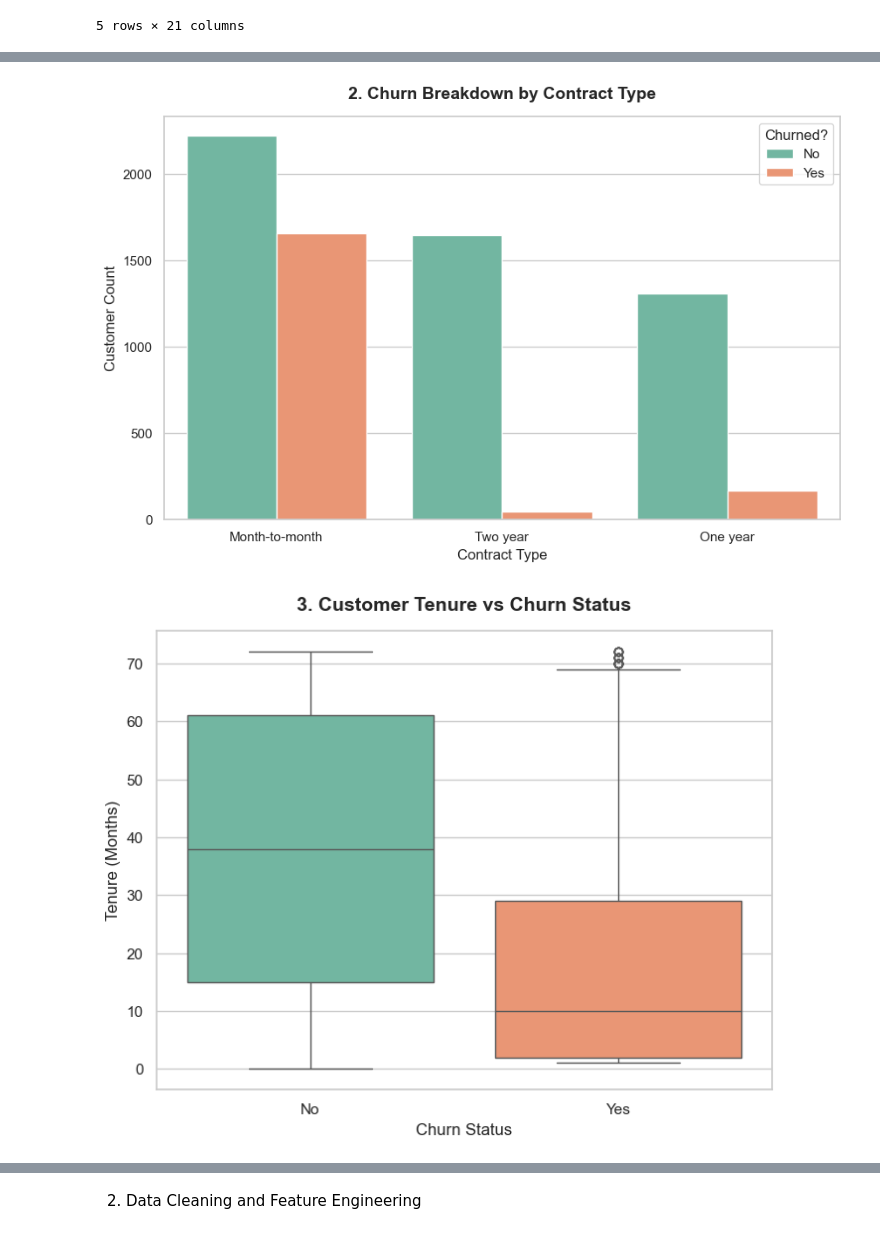
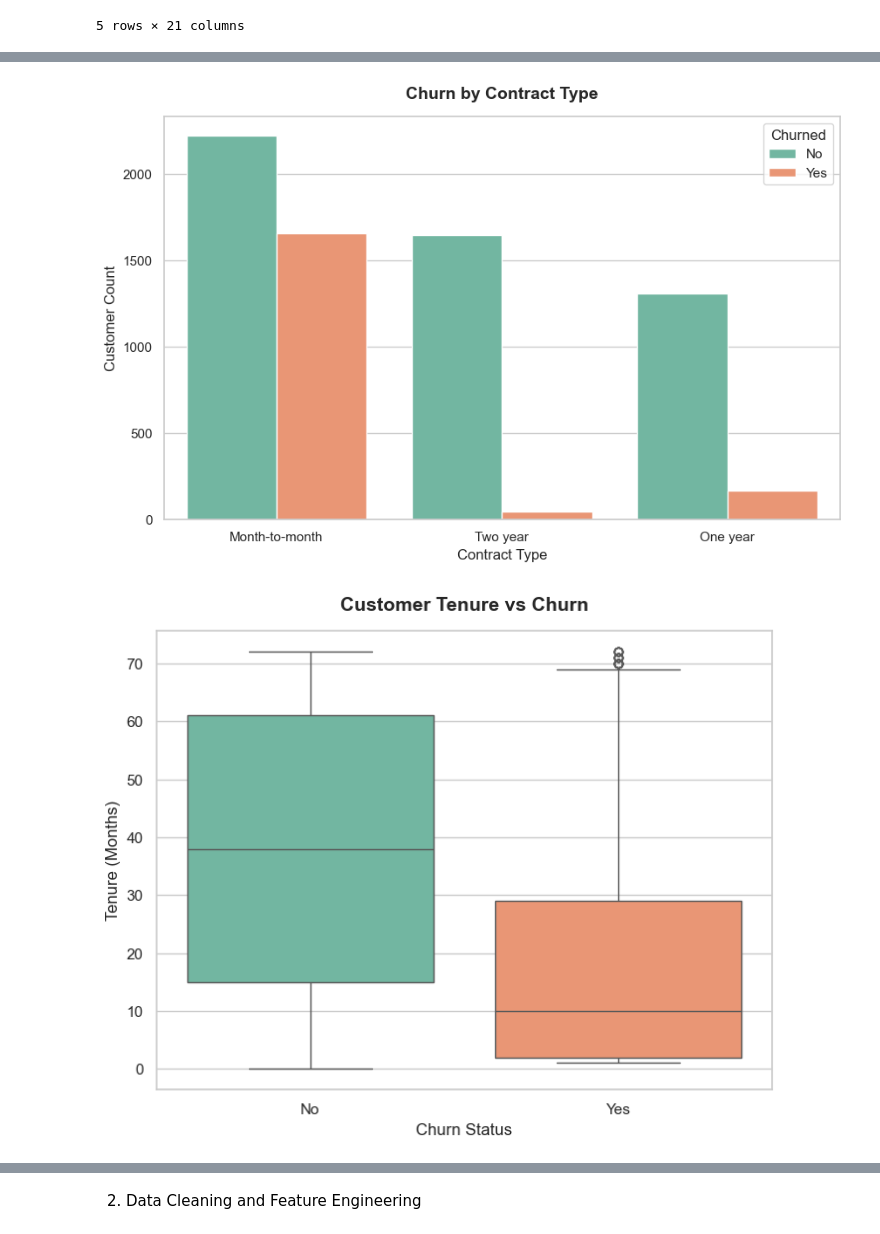
Before and after one commit to SymRaza/Customer-Churn-Predictor, a Jupyter notebook: churn_predictor.ipynb, the cells around one changed output, grey strips where cells are left out. Saved outputs shown, nothing was run; the diff lists cells and outputs as text; code cells hidden in the pictures.

```diff
--- a/churn_predictor.ipynb
+++ b/churn_predictor.ipynb
@@ -77,35 +67,30 @@ plt.show()
 # %%
 plt.figure(figsize=(10, 6))
 
-# Get the order of contracts based on how common they are
-contract_order = df['Contract'].value_counts().index
+contract_order = df['Contract'].value_counts().index        #ordering contracts - most used one first
 
-# Create a grouped count plot
-sns.countplot(data=df, x='Contract', hue='Churn', palette='Set2', order=contract_order)
+sns.countplot(data=df, x='Contract', hue='Churn', palette='Set2', order=contract_order)     #create multiple bar graph
 
-# Add titles and enhance presentation
-plt.title('2. Churn Breakdown by Contract Type', fontsize=14, fontweight='bold', pad=15)
-plt.xlabel('Contract Type', fontsize=12)
-plt.ylabel('Customer Count', fontsize=12)
-plt.legend(title='Churned?')
+plt.title('Churn by Contract Type', fontsize=14, fontweight='bold', pad=15)    #title
+plt.xlabel('Contract Type', fontsize=12)    #label
+plt.ylabel('Customer Count', fontsize=12)   #label
+plt.legend(title='Churned')        #key
 
 plt.show()
 # %% [output]
-[figure, old version]
+[figure, new version]
 # %%
 plt.figure(figsize=(8, 6))
 
-# Create a boxplot to see the distribution of months
-sns.boxplot(data=df, x='Churn', y='Tenure', palette='Set2', order=['No', 'Yes'])
+sns.boxplot(data=df, x='Churn', y='Tenure', palette='Set2', order=['No', 'Yes'])     #create box and whisker plot
 
-# Labels and titles
-plt.title('3. Customer Tenure vs Churn Status', fontsize=14, fontweight='bold', pad=15)
+plt.title('Customer Tenure vs Churn', fontsize=14, fontweight='bold', pad=15)
 plt.xlabel('Churn Status', fontsize=12)
 plt.ylabel('Tenure (Months)', fontsize=12)
 
 plt.show()
 # %% [output]
-[figure, old version]
+[figure, new version]
 # %%
 plt.figure(figsize=(10, 6))
 
```
Also changed, not shown: parts of 9 cells of this notebook.
